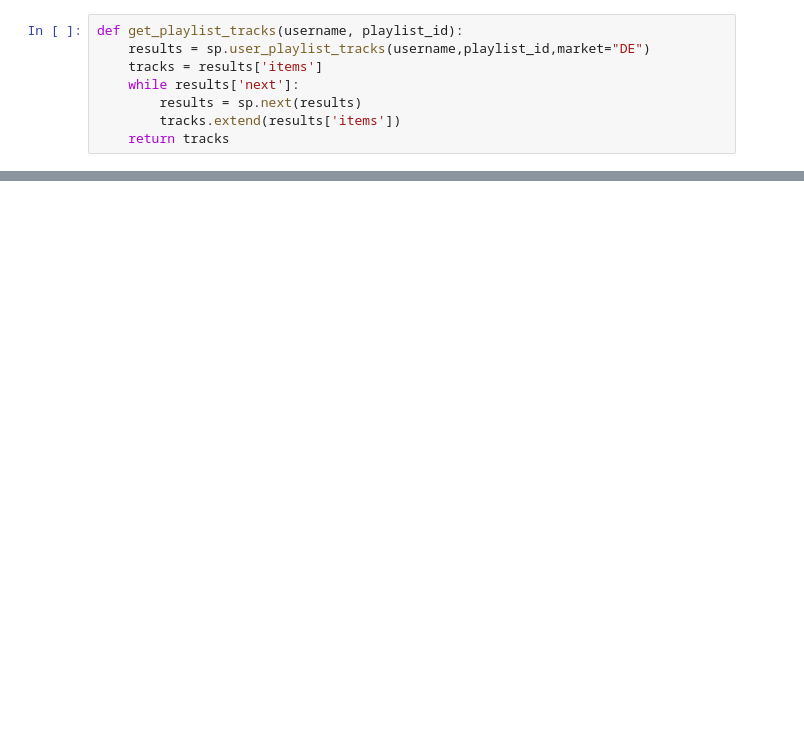
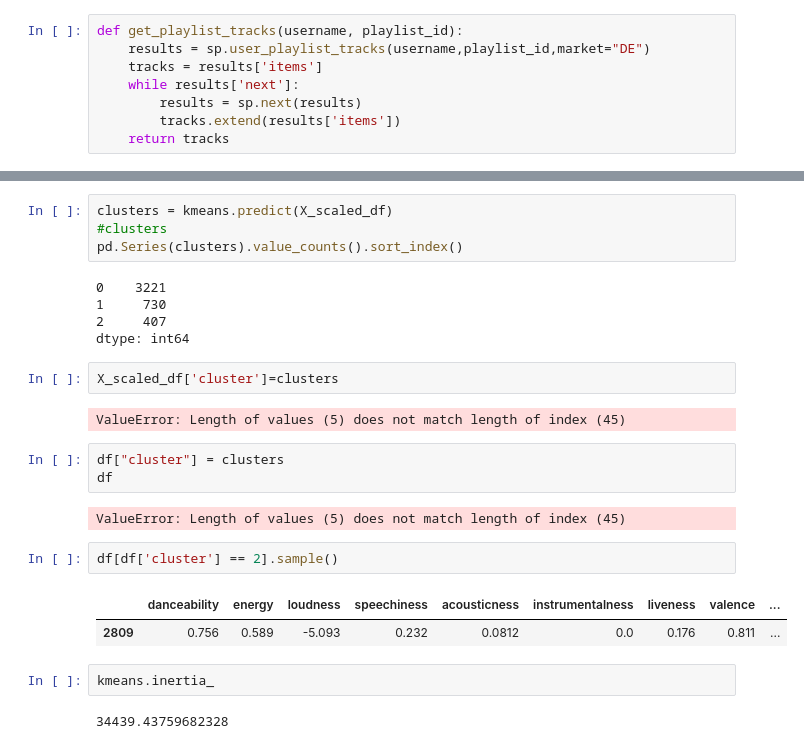
Before and after one commit to adamda2022/IronHackLab-, a Jupyter notebook: Untitled6.ipynb, the cells around one changed output, grey strips where cells are left out. Saved outputs shown, nothing was run; the diff lists cells and outputs as text; blank space fills up the shorter version.

```diff
--- a/Untitled6.ipynb
+++ b/Untitled6.ipynb
@@ -330,0 +212,27 @@ SpotifyException: http status: 404, code:-1 - https://api.spotify.com/v1/search?
+# %%
+clusters = kmeans.predict(X_scaled_df)
+#clusters
+pd.Series(clusters).value_counts().sort_index()
+# %% [output]
+0    3221
+1     730
+2     407
+dtype: int64
+# %%
+X_scaled_df['cluster']=clusters
+# %% [output]
+ValueError: Length of values (5) does not match length of index (45)
+# %%
+df["cluster"] = clusters
+df
+# %% [output]
+ValueError: Length of values (5) does not match length of index (45)
+# %%
+df[df['cluster'] == 2].sample()
+# %% [output]
+|  | danceability | energy | loudness | speechiness | acousticness | instrumentalness | liveness | valence | ... |
+| 2809 | 0.756 | 0.589 | -5.093 | 0.232 | 0.0812 | 0.0 | 0.176 | 0.811 | ... |
+# %%
+kmeans.inertia_
+# %% [output]
+34439.43759682328
```
Also changed, not shown: parts of 59 cells of this notebook, 12 other files.
